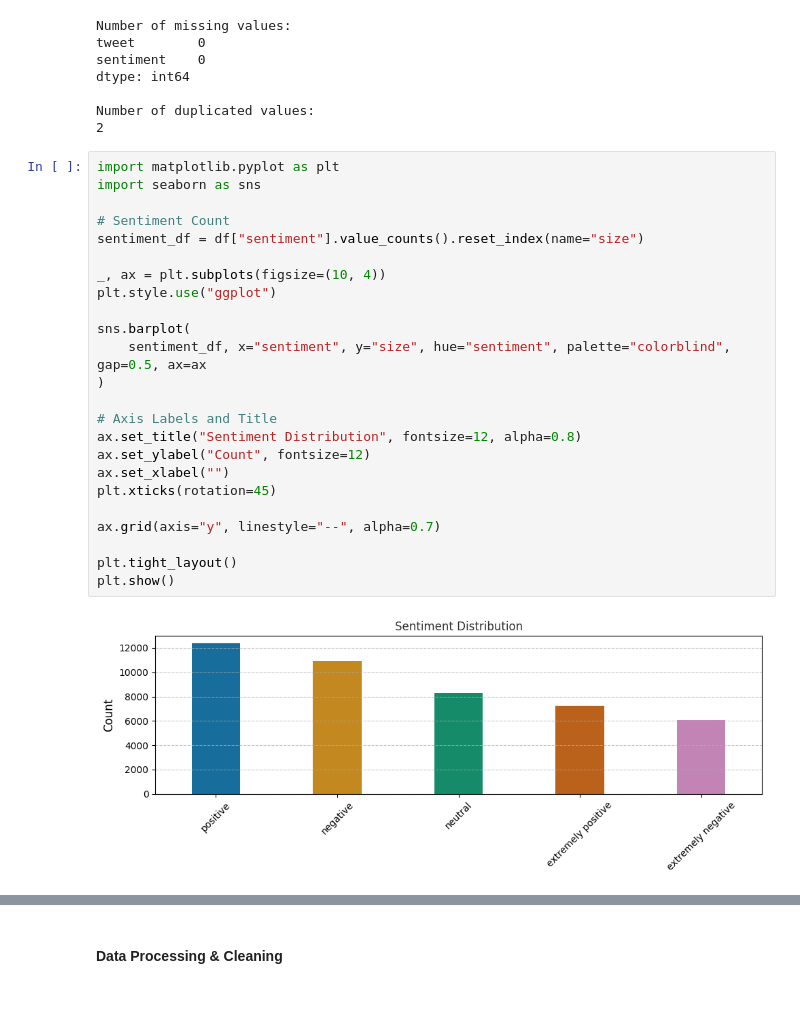
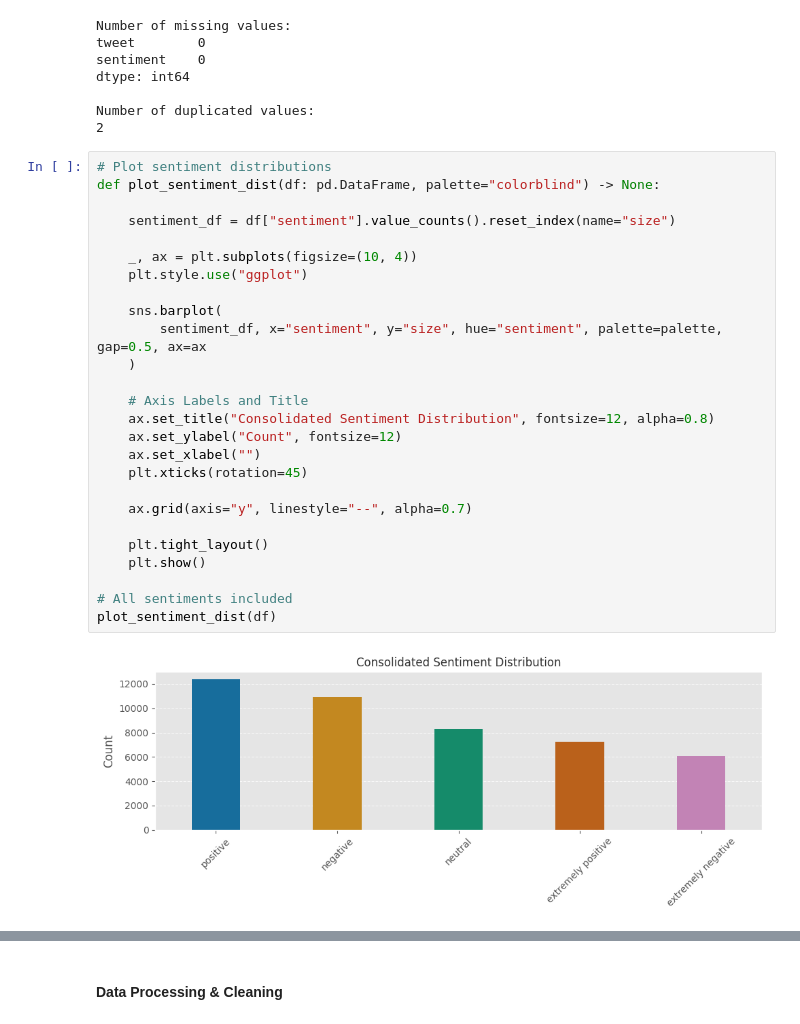
Before and after one commit to NLP-Work001/SentXAI-Covid19, a Jupyter notebook: notebooks/notebook_v001.ipynb, the cells around one changed output, grey strips where cells are left out. Drawn from its saved outputs; the diff is of its cells as text.

```diff
--- a/notebooks/notebook_v001.ipynb
+++ b/notebooks/notebook_v001.ipynb
@@ -96,28 +101,30 @@ dtype: int64
 Number of duplicated values:
 2
 # %%
-import matplotlib.pyplot as plt
-import seaborn as sns
+# Plot sentiment distributions
+def plot_sentiment_dist(df: pd.DataFrame, palette="colorblind") -> None:
 
-# Sentiment Count
-sentiment_df = df["sentiment"].value_counts().reset_index(name="size")
+    sentiment_df = df["sentiment"].value_counts().reset_index(name="size")
 
-_, ax = plt.subplots(figsize=(10, 4))
-plt.style.use("ggplot")
+    _, ax = plt.subplots(figsize=(10, 4))
+    plt.style.use("ggplot")
 
-sns.barplot(
-    sentiment_df, x="sentiment", y="size", hue="sentiment", palette="colorblind", gap=0.5, ax=ax
-)
+    sns.barplot(
+        sentiment_df, x="sentiment", y="size", hue="sentiment", palette=palette, gap=0.5, ax=ax
+    )
 
-# Axis Labels and Title
-ax.set_title("Sentiment Distribution", fontsize=12, alpha=0.8)
-ax.set_ylabel("Count", fontsize=12)
-ax.set_xlabel("")
-plt.xticks(rotation=45)
+    # Axis Labels and Title
+    ax.set_title("Consolidated Sentiment Distribution", fontsize=12, alpha=0.8)
+    ax.set_ylabel("Count", fontsize=12)
+    ax.set_xlabel("")
+    plt.xticks(rotation=45)
 
-ax.grid(axis="y", linestyle="--", alpha=0.7)
+    ax.grid(axis="y", linestyle="--", alpha=0.7)
 
-plt.tight_layout()
-plt.show()
+    plt.tight_layout()
+    plt.show()
+
+# All sentiments included
+plot_sentiment_dist(df)
 # %% [output]
-[figure, old version]
+[figure, new version]
```
Also changed, not shown: parts of 11 cells of this notebook, 2 other files.
